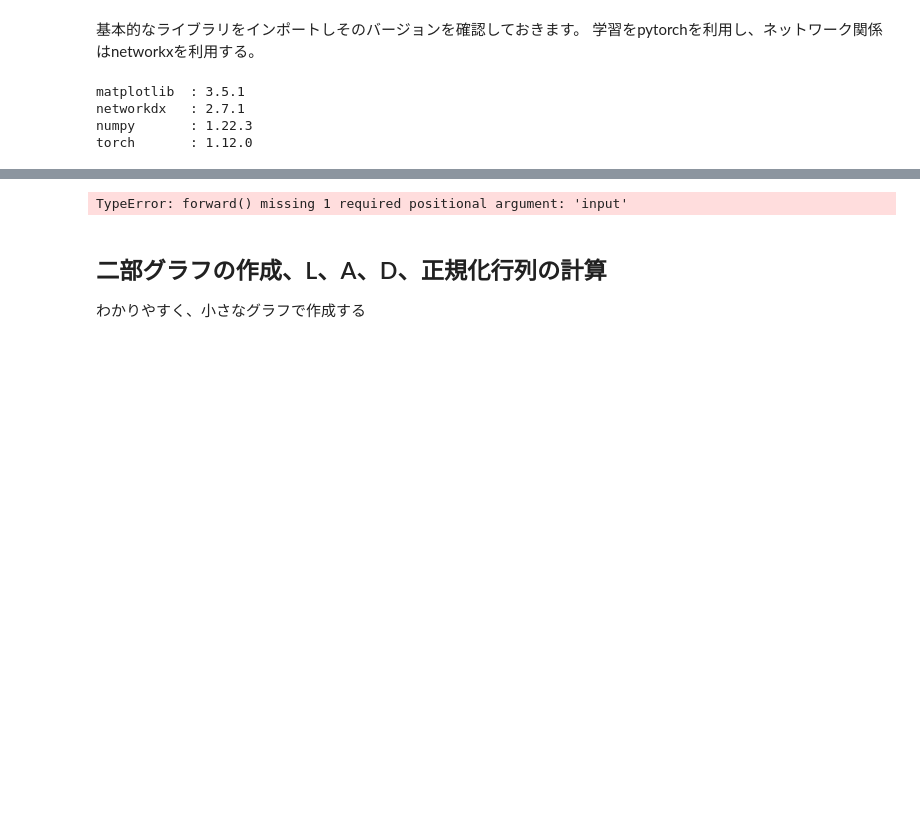
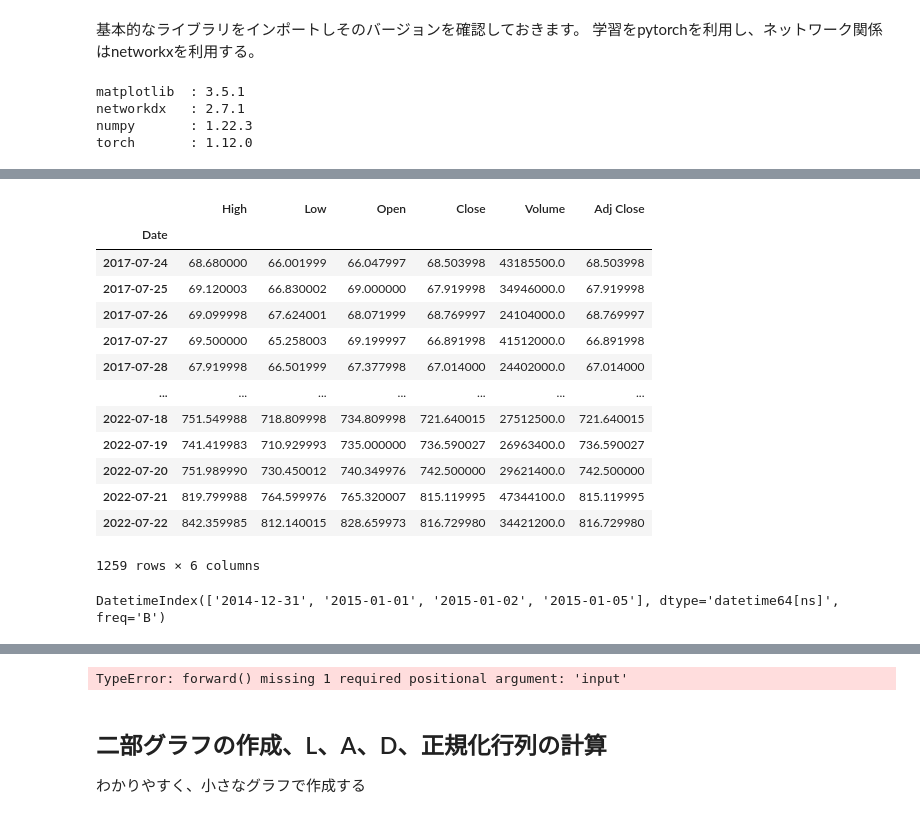
Before and after one commit to hiroshi0530/wa-src, a Jupyter notebook: rec/gr/mf_nb.ipynb, the cells around one changed output, grey strips where cells are left out. Saved outputs shown, nothing was run; the diff lists cells and outputs as text; code cells hidden in the pictures; blank space fills up the shorter version.

```diff
--- a/rec/gr/mf_nb.ipynb
+++ b/rec/gr/mf_nb.ipynb
@@ -70,0 +220,24 @@ torch       : 1.12.0
+# %%
+import pandas_datareader as pdr
+# この例ではTeslaに関する株価情報を取得する
+tesla = pdr. get_data_yahoo ('TSLA')
+tesla
+# %% [output]
+|  | High | Low | Open | Close | Volume | Adj Close |
+| Date |  |  |  |  |  |  |
+| 2017-07-24 | 68.680000 | 66.001999 | 66.047997 | 68.503998 | 43185500.0 | 68.503998 |
+| 2017-07-25 | 69.120003 | 66.830002 | 69.000000 | 67.919998 | 34946000.0 | 67.919998 |
+| 2017-07-26 | 69.099998 | 67.624001 | 68.071999 | 68.769997 | 24104000.0 | 68.769997 |
+| 2017-07-27 | 69.500000 | 65.258003 | 69.199997 | 66.891998 | 41512000.0 | 66.891998 |
+| 2017-07-28 | 67.919998 | 66.501999 | 67.377998 | 67.014000 | 24402000.0 | 67.014000 |
+| ... | ... | ... | ... | ... | ... | ... |
+| 2022-07-18 | 751.549988 | 718.809998 | 734.809998 | 721.640015 | 27512500.0 | 721.640015 |
+| 2022-07-19 | 741.419983 | 710.929993 | 735.000000 | 736.590027 | 26963400.0 | 736.590027 |
+| 2022-07-20 | 751.989990 | 730.450012 | 740.349976 | 742.500000 | 29621400.0 | 742.500000 |
+| 2022-07-21 | 819.799988 | 764.599976 | 765.320007 | 815.119995 | 47344100.0 | 815.119995 |
+| 2022-07-22 | 842.359985 | 812.140015 | 828.659973 | 816.729980 | 34421200.0 | 816.729980 |
+1259 rows × 6 columns
+# %%
+pd.date_range(start='2014-12-31', end='2015-01-05', freq='B')
+# %% [output]
+DatetimeIndex(['2014-12-31', '2015-01-01', '2015-01-02', '2015-01-05'], dtype='datetime64[ns]', freq='B')
```
Also changed, not shown: parts of 24 cells of this notebook, 5 other files.
